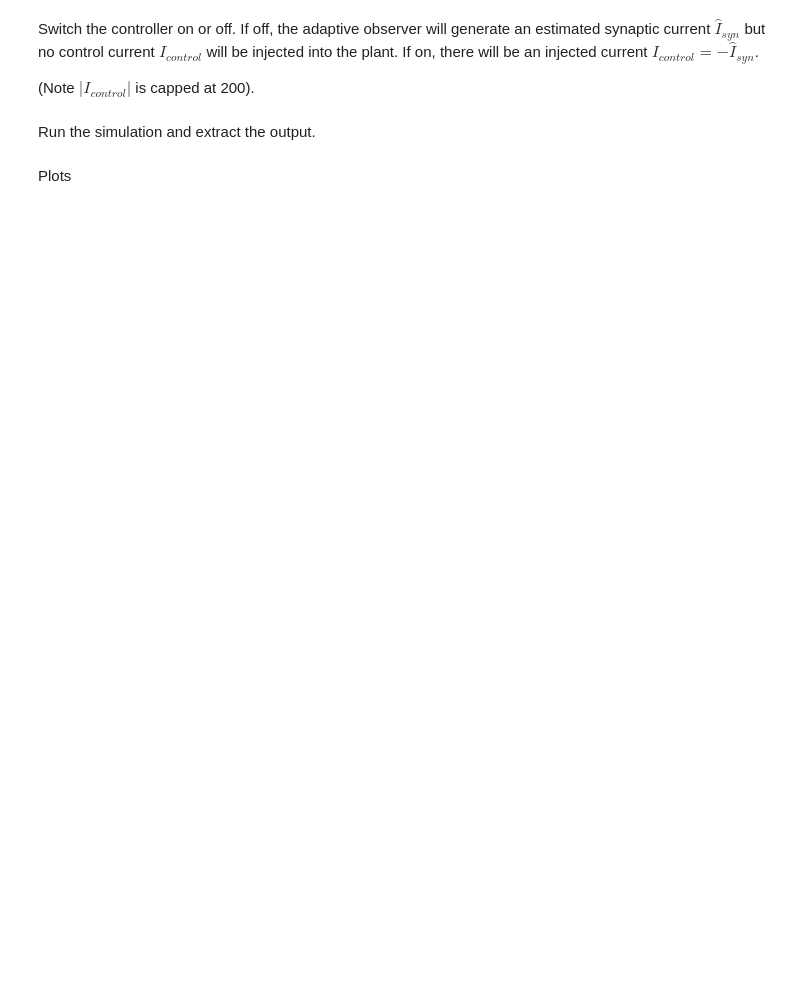
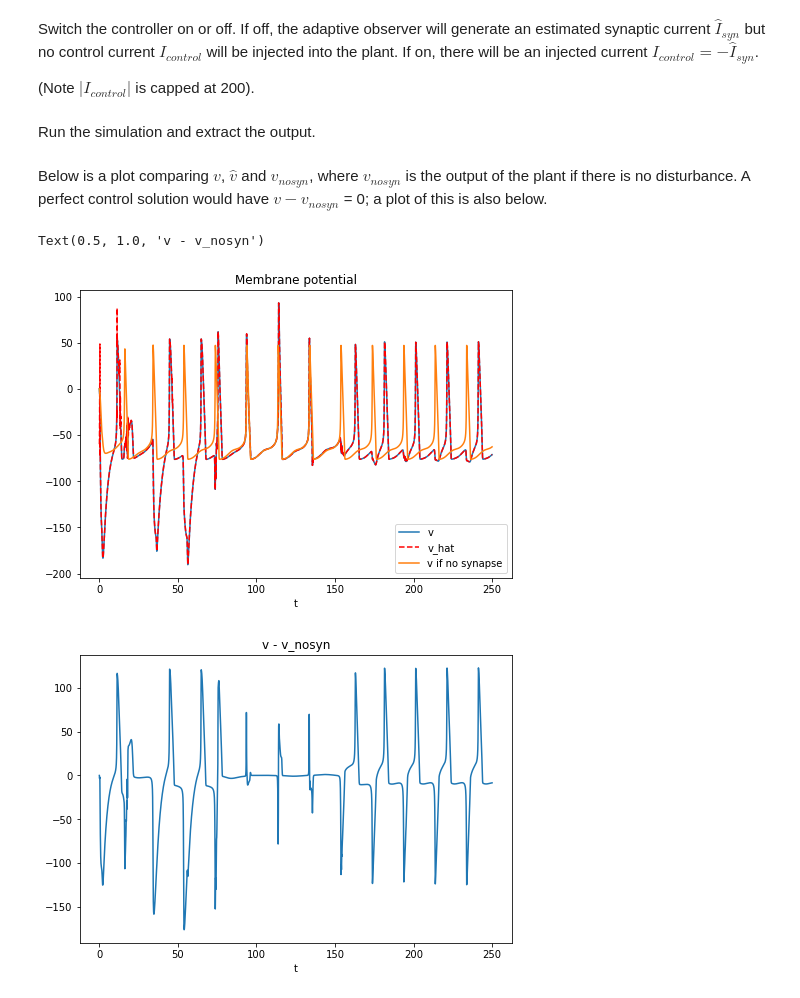
Before and after one commit to RJZS/adaptive-conductance-control, a Jupyter notebook: HH neuron rejecting HH neuron.ipynb, the cells around one changed output. Cells and saved outputs as stored; diff of their text form; code cells hidden in the pictures; blank space fills up the shorter version.

```diff
--- a/HH neuron rejecting HH neuron.ipynb
+++ b/HH neuron rejecting HH neuron.ipynb
@@ -67,5 +66,22 @@ if save_data == 1:
 # online, so using the parameter estimates for that timestep.
 Isyn = g[3] * w[3,:] * (v - E[3])
 Isyn_hat = θ̂ [3,:] * ŵ[3,:] * (v - np.divide(θ̂[7,:],θ̂[3,:]))
-# %% [markdown]
-Plots
+# %% [markdown]
+Below is a plot comparing $v$, $\hat{v}$ and $v_{nosyn}$, where $v_{nosyn}$ is the output of the plant if there is no disturbance. A perfect control solution would have $v - v_{nosyn}$ = 0; a plot of this is also below.
+# %%
+plt0 = plt.figure(); plt0ax = plt0.add_axes([0,0,1,1])
+plt0ax.plot(t,v)
+plt0ax.plot(t,v̂,color="red",linestyle="dashed")
+plt0ax.plot(t,v_nosyn)
+plt0ax.set_xlabel("t")
+plt0ax.legend(["v", "v_hat", "v if no synapse"])
+plt0ax.set_title("Membrane potential")
+
+plt9 = plt.figure(); plt9ax = plt9.add_axes([0,0,1,1])
+plt9ax.plot(t,v-v_nosyn)
+plt9ax.set_xlabel("t")
+plt9ax.set_title("v - v_nosyn")
+# %% [output]
+Text(0.5, 1.0, 'v - v_nosyn')
+[figure, added]
+[figure, added]
```
Also changed, not shown: parts of 6 cells of this notebook.
